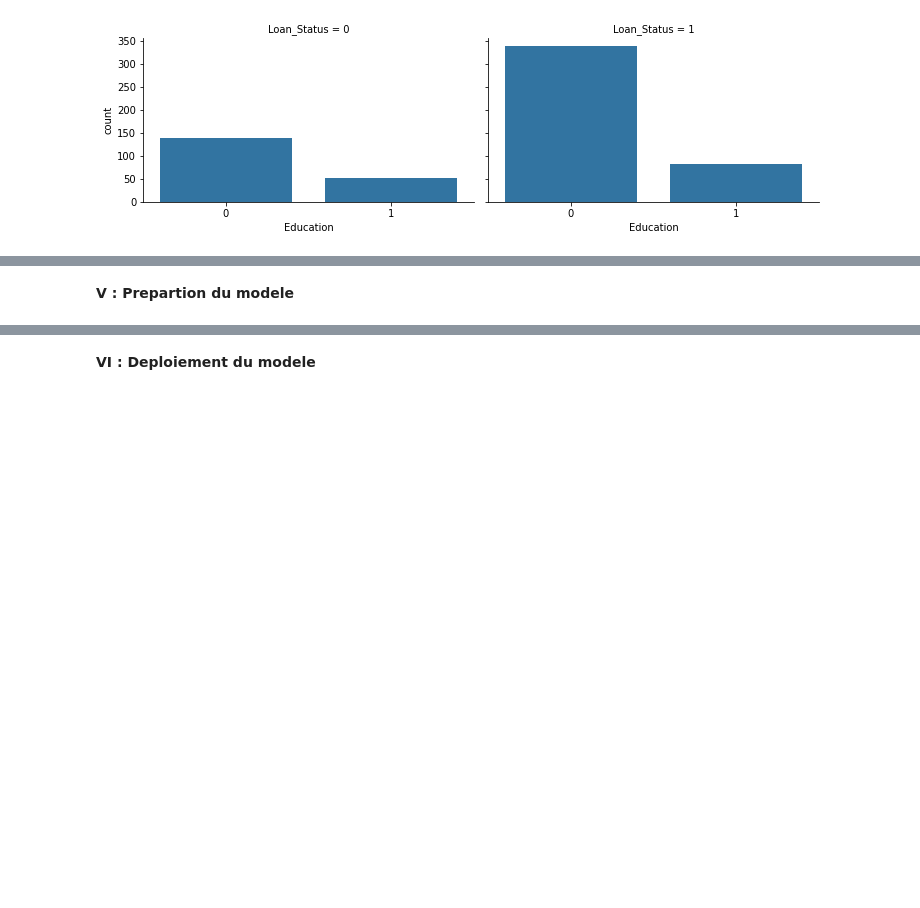
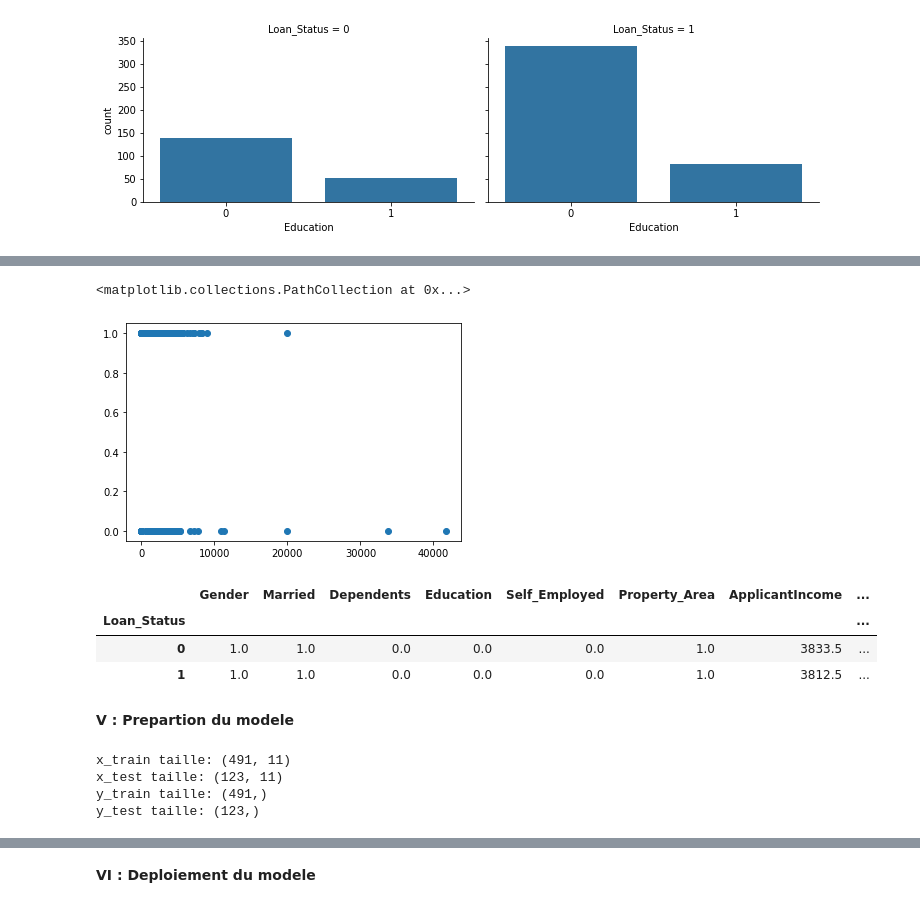
Before and after one commit to Zonzirigue/NBAPlayer-Salary-Dataset-2017---2018-, a Jupyter notebook: credit_bank.ipynb, the cells around one changed output, grey strips where cells are left out. Saved outputs shown, nothing was run; the diff lists cells and outputs as text; code cells hidden in the pictures; blank space fills up the shorter version.

```diff
--- a/credit_bank.ipynb
+++ b/credit_bank.ipynb
@@ -341,2 +352,30 @@ grid.map(sns.countplot,'Education')
+# %%
+plt.scatter(df0['CoapplicantIncome'], df0['Loan_Status'])
+# %% [output]
+<matplotlib.collections.PathCollection at 0x...>
+[figure, added]
+# %%
+df0.groupby('Loan_Status').median()
+# %% [output]
+|  | Gender | Married | Dependents | Education | Self_Employed | Property_Area | ApplicantIncome | ... |
+| Loan_Status |  |  |  |  |  |  |  | ... |
+| 0 | 1.0 | 1.0 | 0.0 | 0.0 | 0.0 | 1.0 | 3833.5 | ... |
+| 1 | 1.0 | 1.0 | 0.0 | 0.0 | 0.0 | 1.0 | 3812.5 | ... |
 # %% [markdown]
 **V : Prepartion du modele**
+# %%
+#diviser la base de données en une base de données test d'entrainement
+sss = StratifiedShuffleSplit(n_splits=1, test_size=0.2, random_state=42)
+for train, test in sss.split(x,y):
+  x_train, x_test = x.iloc[train],x.iloc[test]
+  y_train, y_test = y.iloc[train],y.iloc[test]
+
+print('x_train taille:', x_train.shape)
+print('x_test taille:', x_test.shape)
+print('y_train taille:', y_train.shape)
+print('y_test taille:', y_test.shape)
+# %% [output]
+x_train taille: (491, 11)
+x_test taille: (123, 11)
+y_train taille: (491,)
+y_test taille: (123,)
```
Also changed, not shown: parts of 9 cells of this notebook.
